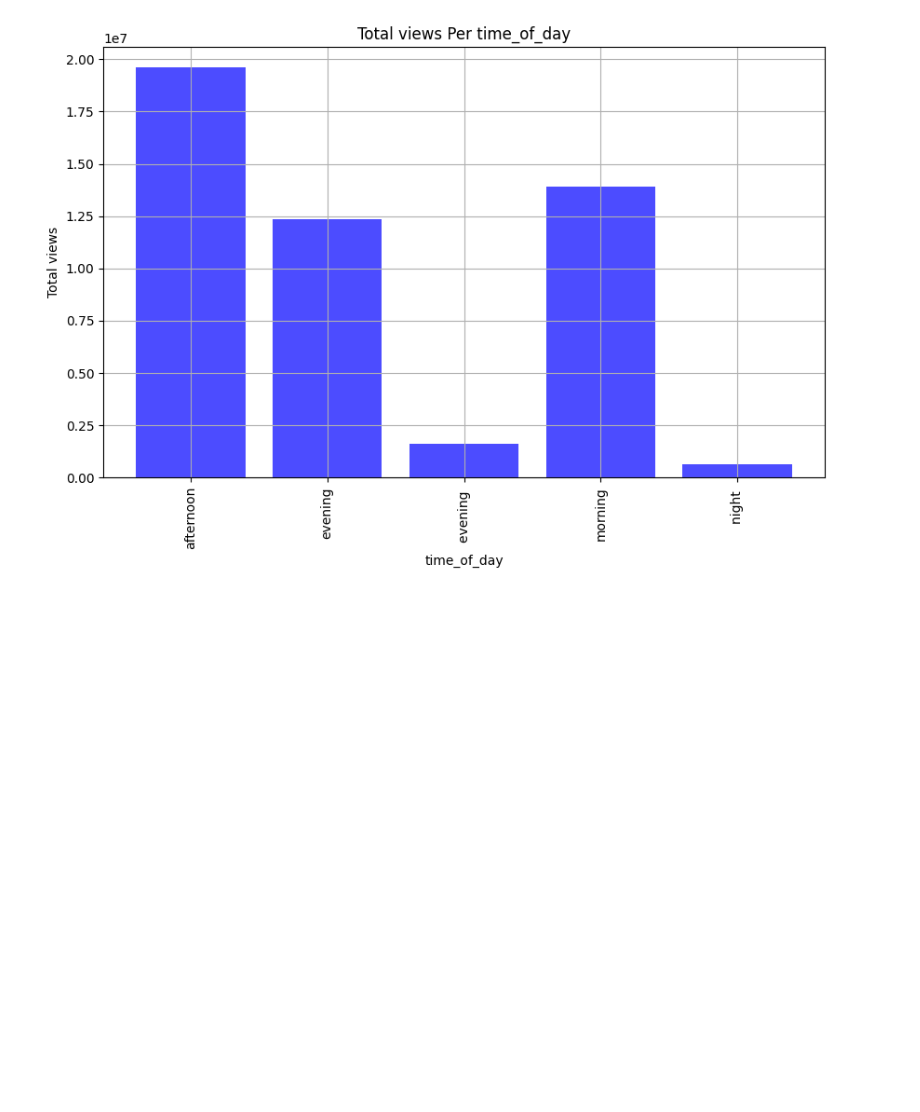
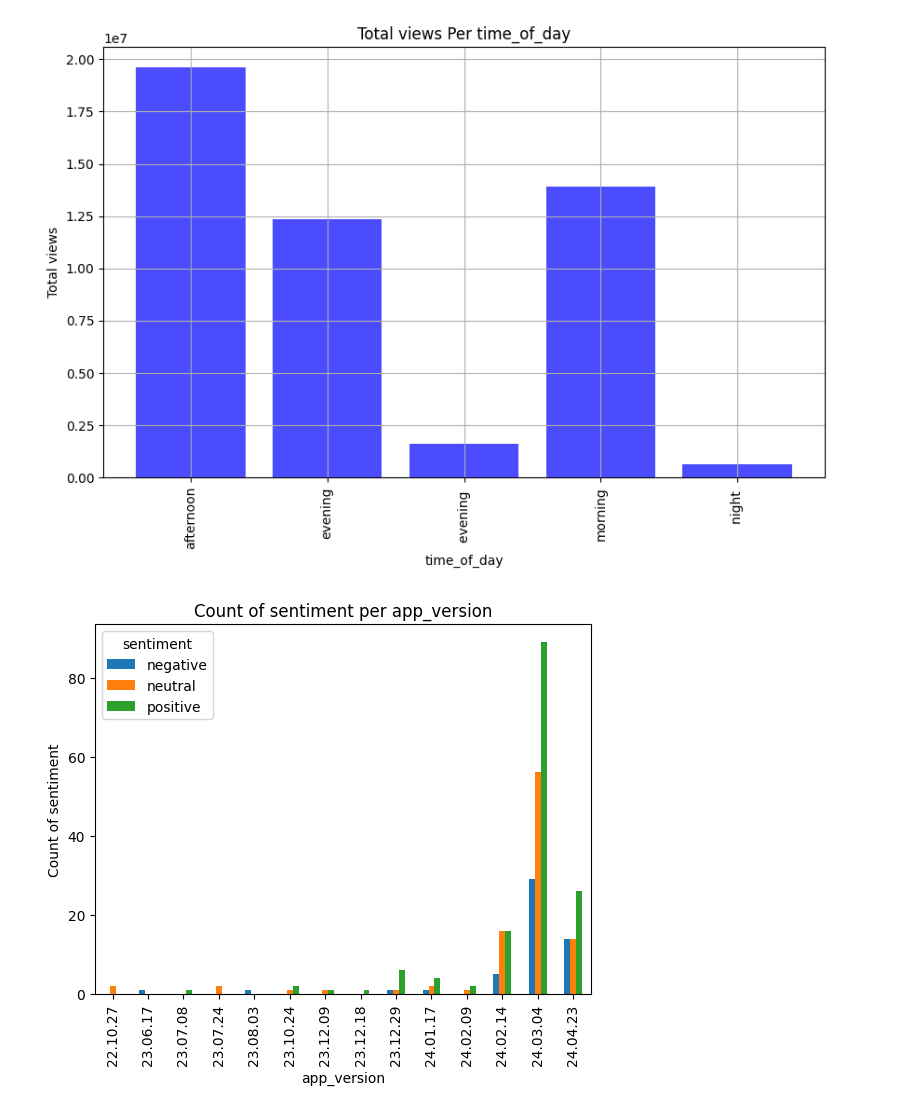
Before and after one commit to abrahamshimelis/Marketing-Analytics-Dashboard, a Jupyter notebook: notebooks/EDA.ipynb, the cells around one changed output. Saved outputs shown, nothing was run; the diff lists cells and outputs as text; code cells hidden in the pictures; blank space fills up the shorter version.

```diff
--- a/notebooks/EDA.ipynb
+++ b/notebooks/EDA.ipynb
@@ -385,3 +381,7 @@ plot_bar_chart_for_cols(df_posts, 'views', 'bank')
 plot_bar_chart_for_cols(df_posts, 'views', 'time_of_day')
 # %% [output]
 [figure]
+# %%
+plot_categorical_two_cols_unstack(df_reviews, 'sentiment', 'app_version')
+# %% [output]
+[figure, added]
```
Also changed, not shown: parts of 9 cells of this notebook, 1 other file.
